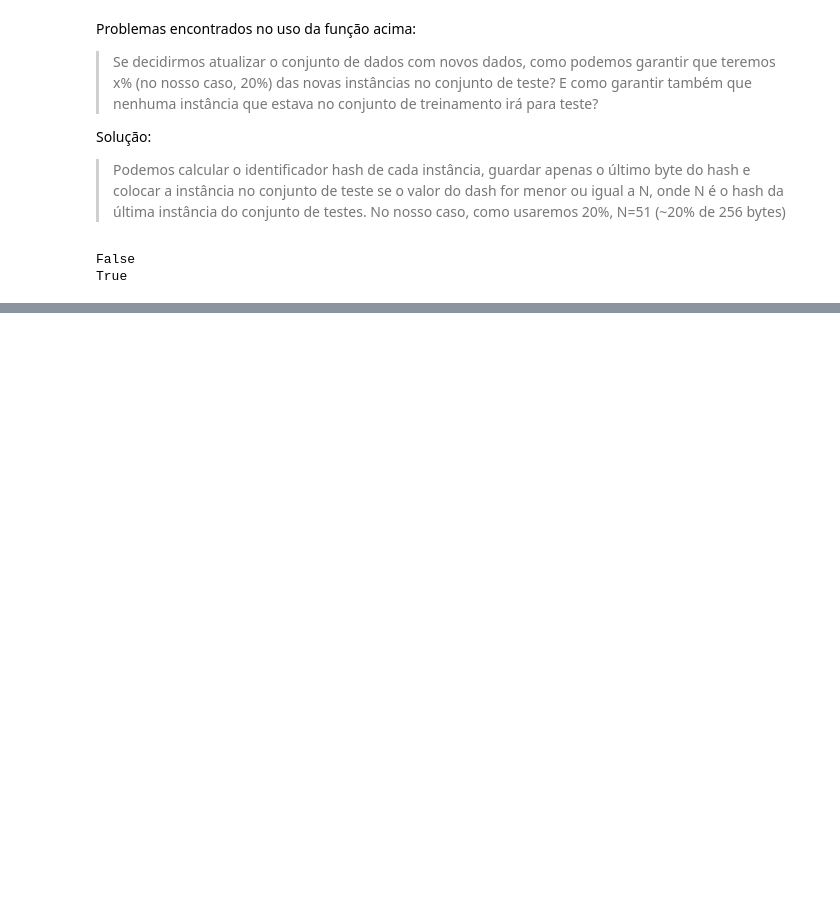
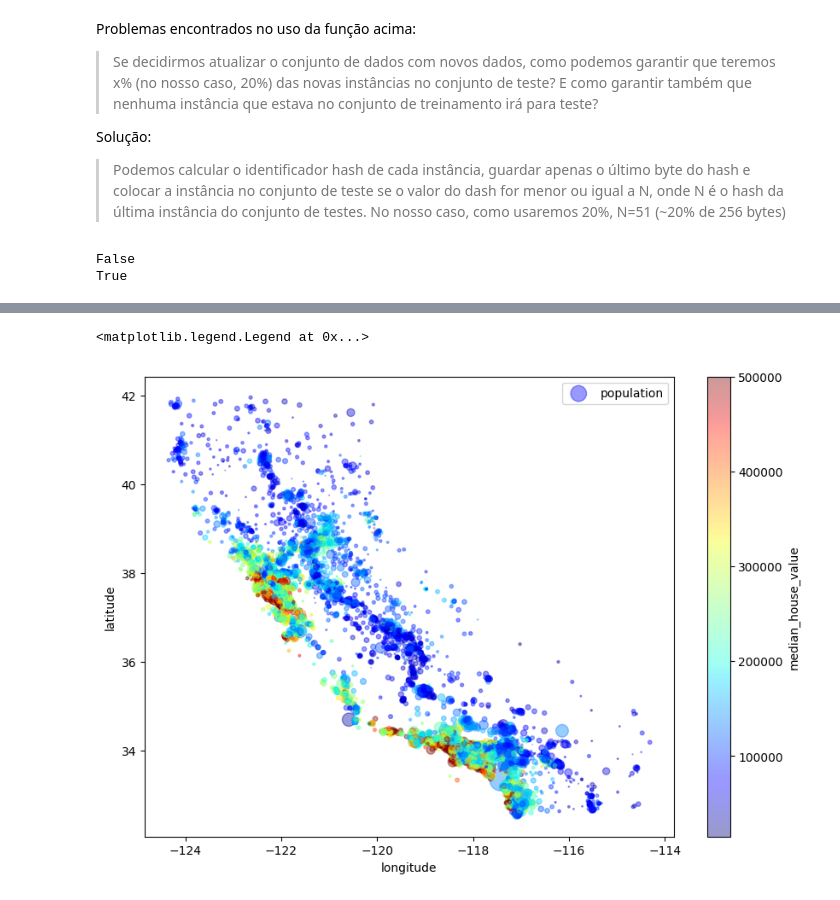
Before and after one commit to bivar/hands-on-ml-scikit, a Jupyter notebook: cap2_end_to_end_project.ipynb, the cells around one changed output, grey strips where cells are left out. Drawn from its saved outputs; the diff is of its cells as text; code cells hidden in the pictures; blank space fills up the shorter version.

```diff
--- a/cap2_end_to_end_project.ipynb
+++ b/cap2_end_to_end_project.ipynb
@@ -134,0 +185,10 @@ train_set, test_set = split_train_test_by_id(housing_with_id,
+# %%
+housing.plot(kind = "scatter", x = "longitude", y = "latitude", alpha = .4,
+             s = housing["population"] / 100, label = "population", # - o raio de cada circulo representara a populacao de cada bairro (opcao s)
+             figsize = (10, 7),
+             c = "median_house_value", cmap = plt.get_cmap("jet"), colorbar=True) # - a cor representa o preço, vairando do azul (baixo) para o vermelho (alto) (opcao c)
+
+plt.legend()
+# %% [output]
+<matplotlib.legend.Legend at 0x...>
+[figure, added]
```
Also changed, not shown: parts of 29 cells of this notebook.
